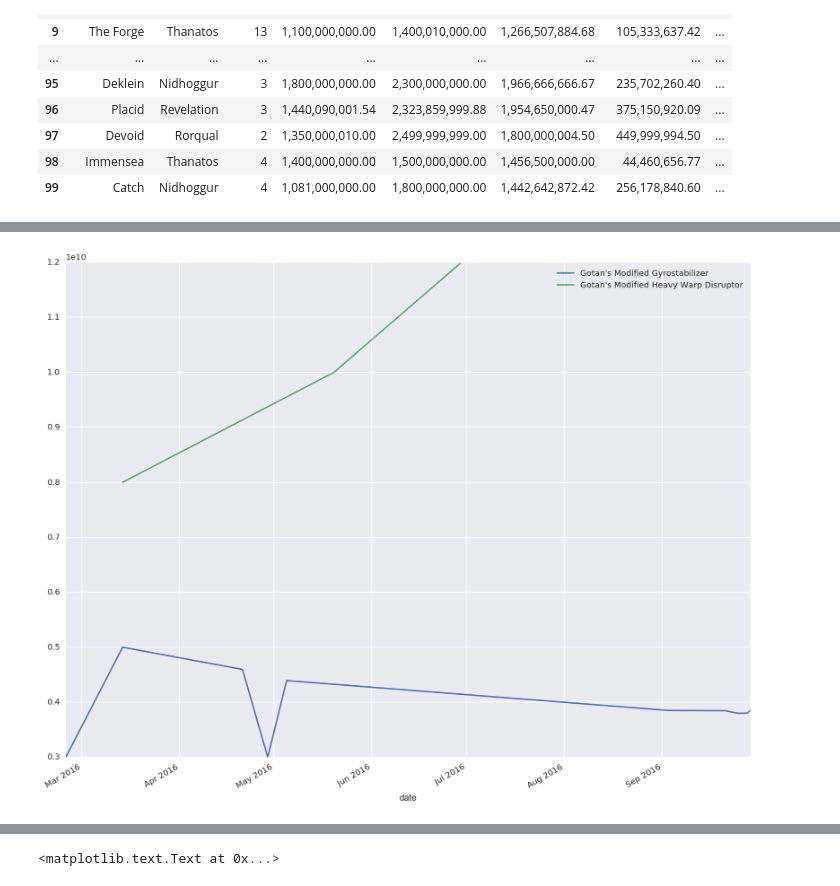
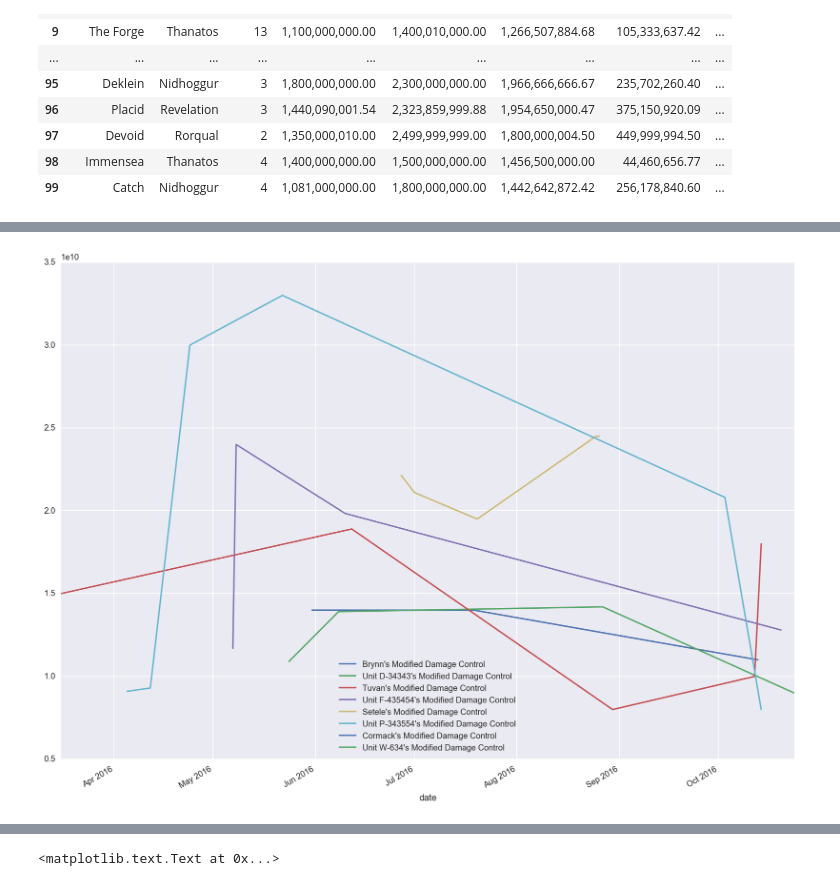
Before and after one commit to evrial/EVE-market-data, a Jupyter notebook: EVE_market.ipynb, the cells around one changed output, grey strips where cells are left out. Saved outputs shown, nothing was run; the diff lists cells and outputs as text; code cells hidden in the pictures.

```diff
--- a/EVE_market.ipynb
+++ b/EVE_market.ipynb
@@ -55,5 +38,5 @@ Parsing completed. Parsed 100 lines in 0.011758 secs.
 # %%
-items = pd.read_csv("invTypes.csv")
-
-types = gl.SFrame(items[['typeID', 'typeName']].astype(str))
-types['typeID'] = types['typeID'].apply(int)
+types = gl.SFrame(pd.read_csv("invTypes.csv.bz2",
+                              usecols=['typeID', 'typeName'],
+                              converters={'typeName': str}))
+types
@@ -60,3 +62,3 @@ types['typeID'] = types['typeID'].apply(int)
 # %%
-prices = gl.SFrame.read_csv('history.csv')
+prices = gl.SFrame.read_csv('history-esi.csv.gz')
 # %% [output]
@@ -78,5 +81,5 @@ Parsing completed. Parsed 25330941 lines in 18.7898 secs.
 # %%
-prices['revenue'] = prices['avgPrice'] * prices['volume']
-prices['date'] = prices['date'].str_to_datetime('%Y-%m-%dT%H:%M:%S')
+prices['revenue'] = prices['average'] * prices['volume']
+prices['date'] = prices['date'].str_to_datetime('%Y-%m-%dT%H:%M:%SZ')
 prices
 # %% [output]
@@ -107,0 +128,11 @@ prices[prices['typeID'] == 29668]['volume'].sum()
+# %%
+blue_loot = types.filter_by(['Neural Network Analyzer', 'Sleeper Data Library',
+                             'Ancient Coordinates Database', 'Sleeper Drone AI Nexus'], 'typeName')['typeID']
+
+wh_sell = prices.filter_by(blue_loot, 'typeID').join(types, 'typeID')\
+    .groupby(['typeName', 'date'], agg.SUM('revenue')).to_dataframe().set_index('date')
+
+for i in wh_sell.typeName.unique():
+    wh_sell[wh_sell.typeName == i]['2015-01':]['Sum of revenue'].plot(figsize=(16, 12), label=i, logy=False)
+
+plt.legend(loc='best');
@@ -432,35 +551,35 @@ ts_forge[ts_forge.typeName.isin(officers)]
 # %%
 import seaborn as sns
 
 citadel_materials = (
     'Integrity Response Drones',
     'Organic Mortar Applicators',
     'Broadcast Node',
     'Nano-Factory',
     'Recursive Computing Module',
     'Self-Harmonizing Power Core',
     'Sterile Conduits',
     'Wetware Mainframe'
 )
-officers = (
-    "Gotan's Modified Gyrostabilizer",
-     "Gotan's Modified Heavy Warp Disruptor"
+# officers = (
+#     "Gotan's Modified Gyrostabilizer",
+#      "Gotan's Modified Heavy Warp Disruptor"
 # "Chelm's Modified Heat Sink", # 6.1 bils
 # "Chelm's Modified Power Diagnostic System", # 5.2 bils
 # "Chelm's Modified Energized Kinetic Membrane", # 1.7 bils
 # "Chelm's Modified Mega Beam Laser", # 1 bil
 # "Chelm's Modified Large Armor Repairer", # 800 mils
 # "Unit W-634's Modified Drone Damage Amplifier"
-)
+# )
+
+officers_DCU = types[types['typeName'].apply(lambda x: "'s Modified Damage Control" in x)]['typeName']
+
 rmt_tokens = ("30 Day Pilot's License Extension (PLEX)", "Skill Extractor", "Skill Injector")
-jfs = ('Rhea','Anshar','Ark','Nomad')
-fuel = ()
 
 
-
-for i in officers:
-    ts_forge[ts_forge.typeName == i]['2016-01':].avgPrice.plot(figsize=(15, 12), label=i, logy=False)
+for i in officers_DCU:
+    ts_forge[ts_forge.typeName == i]['2015-01':].avgPrice.plot(figsize=(16, 12), label=i, logy=False)
 
 plt.legend(loc='best');
 # %% [output]
-[figure, old version]
+[figure, new version]
```
Also changed, not shown: parts of 26 cells of this notebook, 6 other files.
